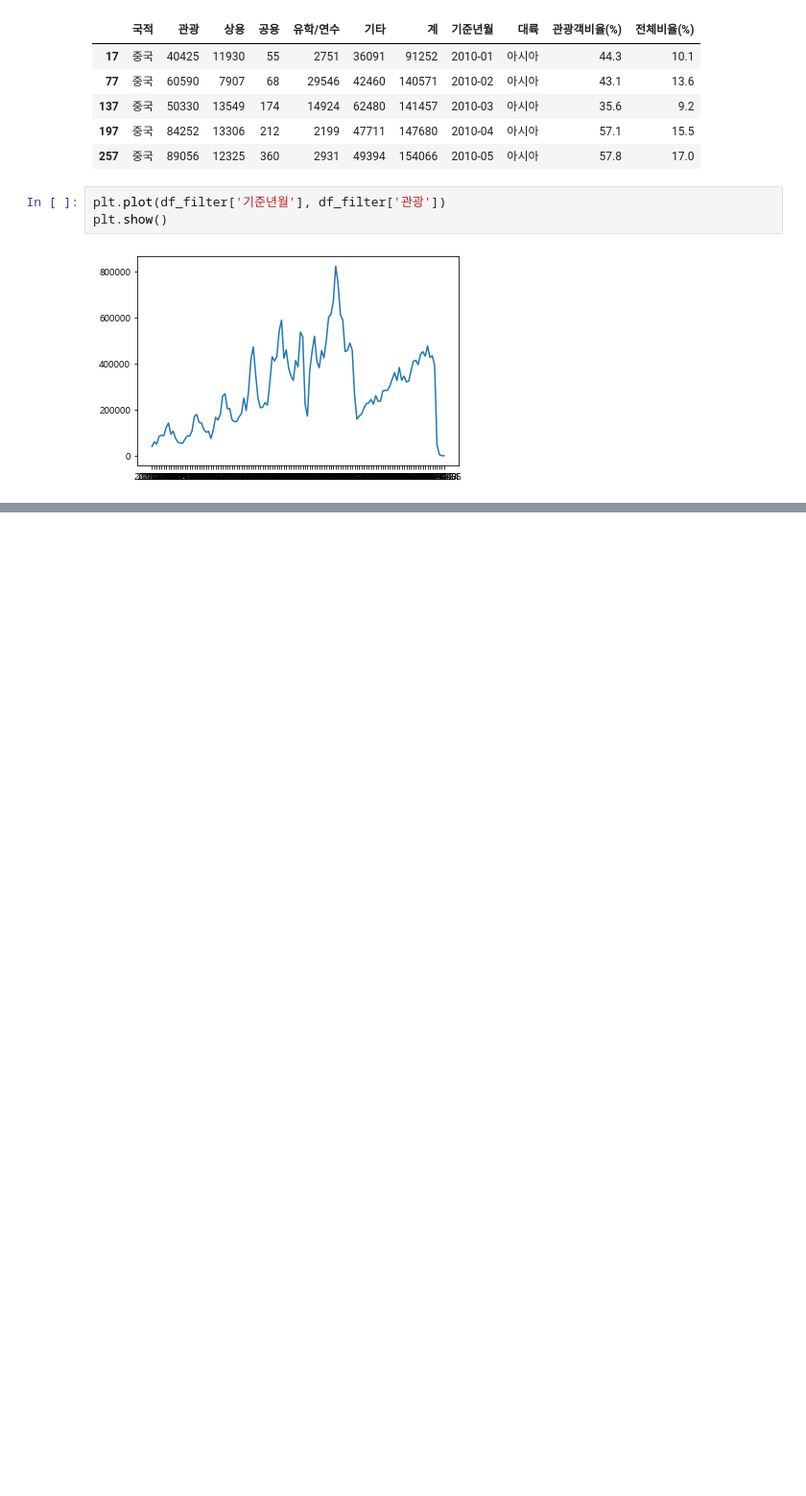
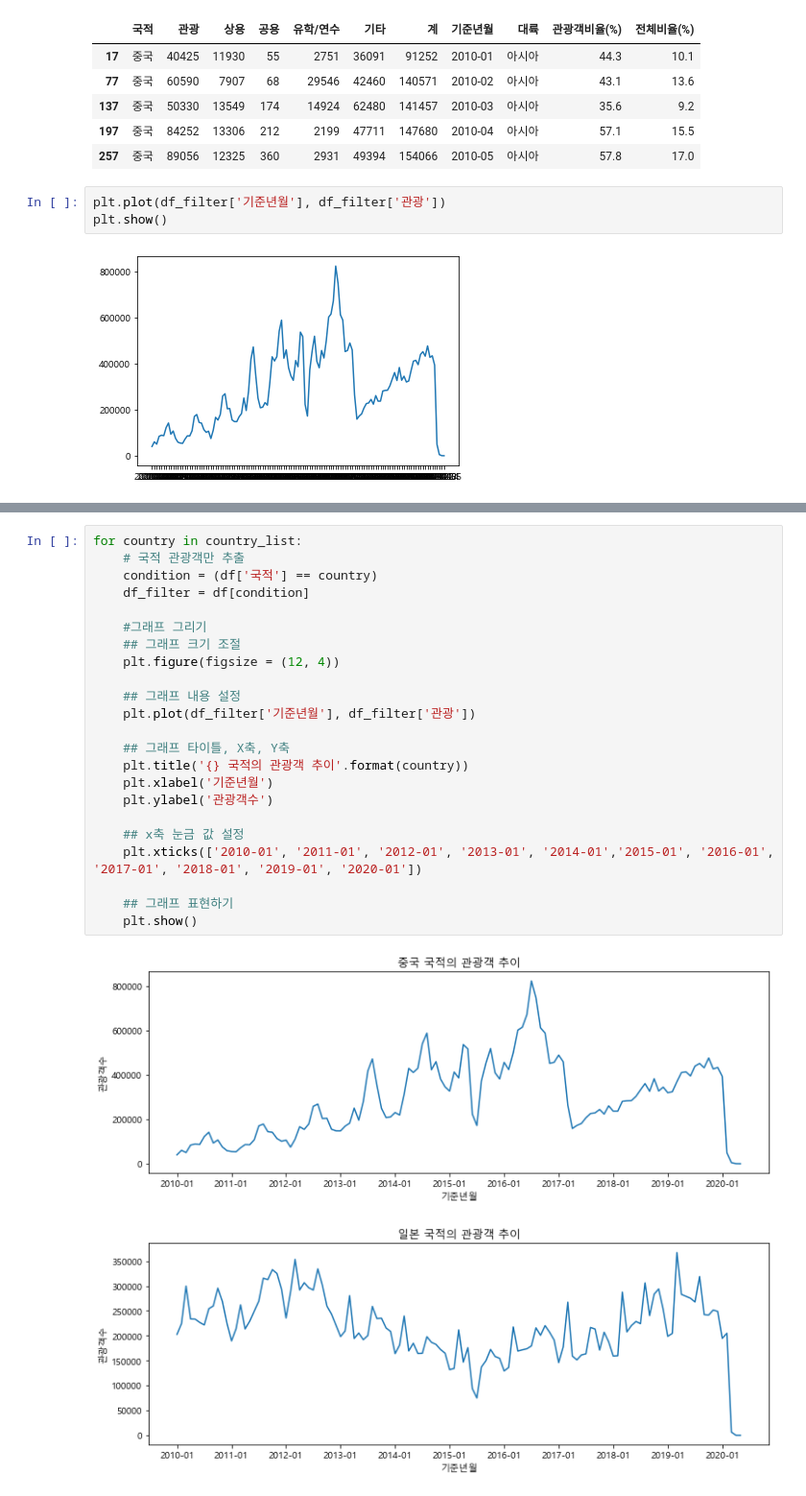
Before and after one commit to eunbin777/StudyAboutML, a Jupyter notebook: 2022 하계 모각코/week4-3.ipynb, the cells around one changed output, grey strips where cells are left out. Shown: that part at 96% size. Cells and saved outputs as stored; diff of their text form; blank space fills up the shorter version.

```diff
--- a/2022 하계 모각코/week4-3.ipynb
+++ b/2022 하계 모각코/week4-3.ipynb
@@ -41,0 +63,26 @@ plt.show()
+# %%
+for country in country_list:
+    # 국적 관광객만 추출
+    condition = (df['국적'] == country)
+    df_filter = df[condition]
+
+    #그래프 그리기
+    ## 그래프 크기 조절
+    plt.figure(figsize = (12, 4))
+
+    ## 그래프 내용 설정
+    plt.plot(df_filter['기준년월'], df_filter['관광'])
+
+    ## 그래프 타이틀, X축, Y축
+    plt.title('{} 국적의 관광객 추이'.format(country))
+    plt.xlabel('기준년월')
+    plt.ylabel('관광객수')
+
+    ## x축 눈금 값 설정
+    plt.xticks(['2010-01', '2011-01', '2012-01', '2013-01', '2014-01','2015-01', '2016-01', '2017-01', '2018-01', '2019-01', '2020-01'])
+
+    ## 그래프 표현하기
+    plt.show()
+# %% [output]
+[figure, added]
+[figure, added]
```
Also changed, not shown: parts of 10 cells of this notebook, 1 other file.
